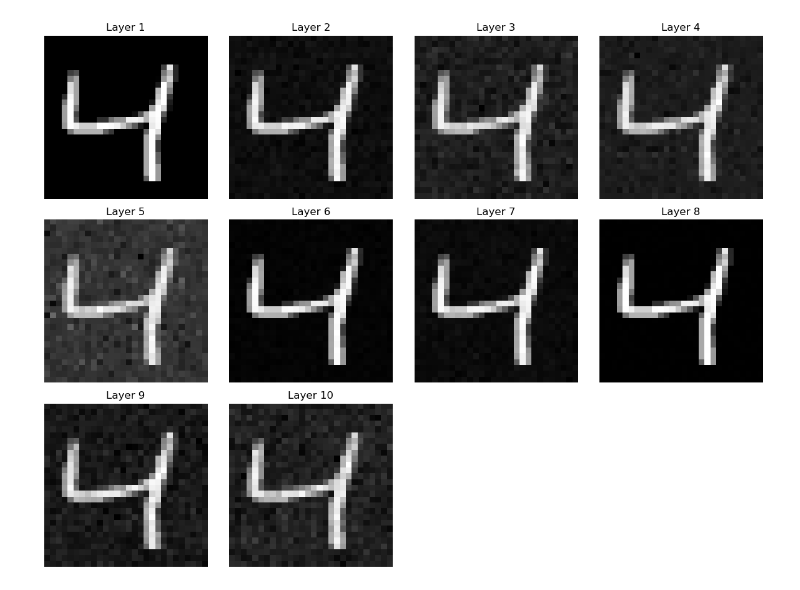
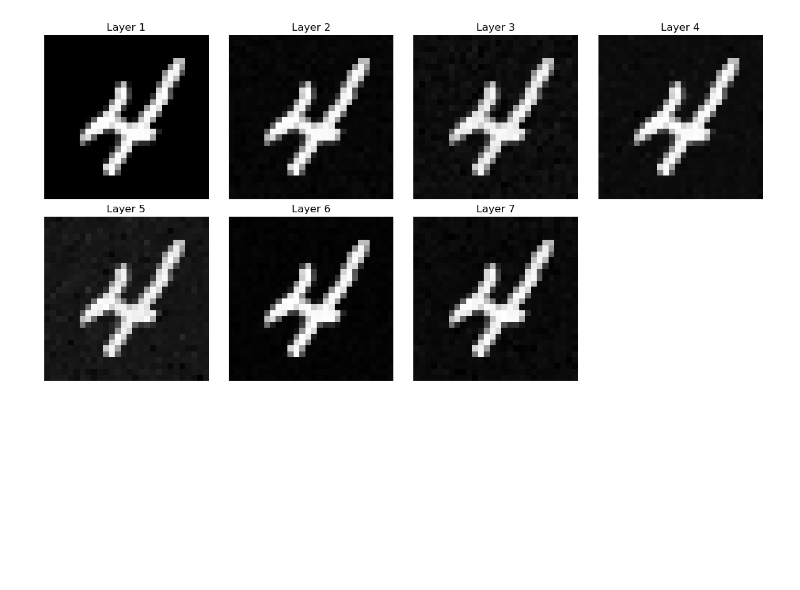
Before and after one commit to Max-Winga/RobustEnsemblePrompting, a Jupyter notebook: notebooks/examples/MNIST_experimentation.ipynb, the cells around one changed output. Cells and saved outputs as stored; diff of their text form; code cells hidden in the pictures; blank space fills up the shorter version.

```diff
--- a/notebooks/examples/MNIST_experimentation.ipynb
+++ b/notebooks/examples/MNIST_experimentation.ipynb
@@ -76,20 +24,18 @@ train_labels = mnist_trainset.targets.numpy()
 
 # Define the perturbation functions
 perturbations = [
+    gaussian_noise_perturbation(std=2.5),
     gaussian_noise_perturbation(std=5),
-    gaussian_noise_perturbation(std=10),
-    laplacian_noise_perturbation(scale=5),
-    laplacian_noise_perturbation(scale=10),
+    laplacian_noise_perturbation(scale=2),
+    laplacian_noise_perturbation(scale=4),
     lp_norm_perturbation(epsilon=50, p=2),
     lp_norm_perturbation(epsilon=100, p=2),
-    lpips_perturbation(std=5),
-    lpips_perturbation(std=10),
-    lpips_perturbation(std=20),
+    # lpips_perturbation(std=5),
 ]
 
 # Set the number of training and validation examples
-N_training_examples = 50000
-N_validation_examples = 10000
+N_training_examples = 55000
+N_validation_examples = 5000
 
 # Set the random seed for reproducibility
 random_seed = 1
@@ -105,7 +51,8 @@ validation_indices = train_indices[N_training_examples:N_training_examples+N_val
 
 # Create an instance of the REPDataset for the train set
 rep_trainset = REPDataset(train_data, train_labels, training_indices, train_indices=training_indices,
-                          test_indices=validation_indices, perturbations=perturbations, include_original=True, shuffle=False)
+                          test_indices=validation_indices, perturbations=perturbations,
+                          include_original=True, shuffle=False)
 # Extract the data and labels from the MNIST test set
 test_data = mnist_testset.data.numpy()
 test_labels = mnist_testset.targets.numpy()
@@ -117,5 +64,5 @@ test_indices = np.arange(len(test_data))
 rep_testset = REPDataset(test_data, test_labels, test_indices, train_indices=[],
                          test_indices=test_indices)
 # %%
-plot_perturbation_layers(rep_trainset, 2)
+plot_perturbation_layers(rep_trainset, 9)
 # %% [output]
@@ -128,4 +69,4 @@ Loading model from: c:\ProgramData\anaconda3\envs\REP\lib\site-packages\lpips\we
-[figure, old version]
+[figure, new version]
 # %%
 # configuration parameters, you can play around with these
 pooling = 'max' # 'max' or 'mean'
```
Also changed, not shown: parts of 6 cells of this notebook, 3 other files.
